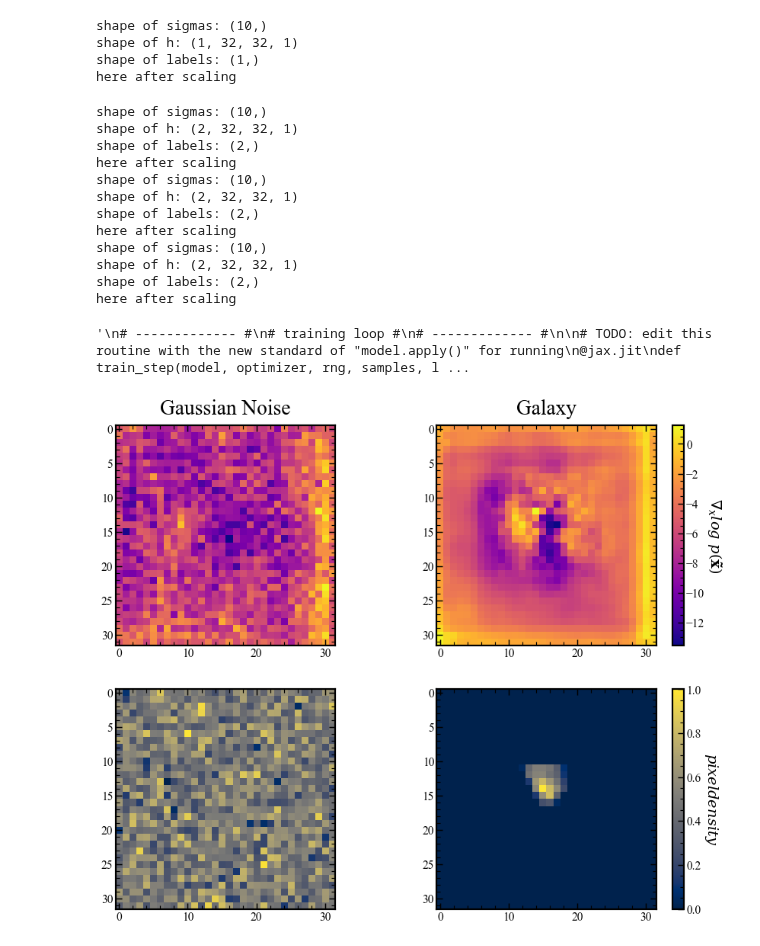
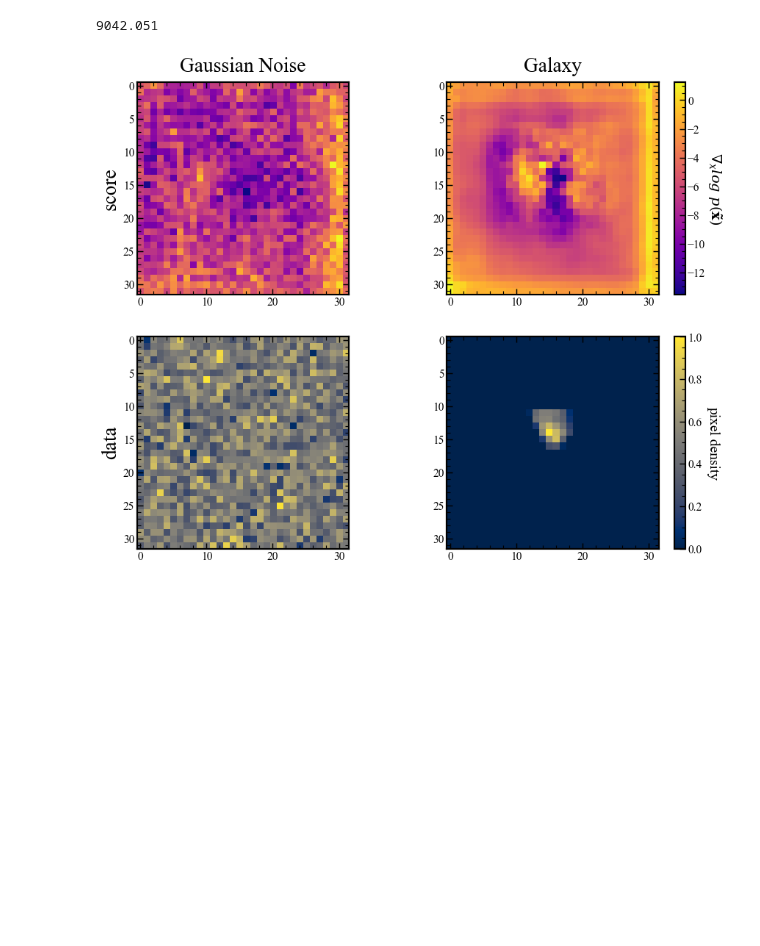
Before and after one commit to SampsonML/score_network_jax, a Jupyter notebook: diffusion_jax_HSC.ipynb, the cells around one changed output. Saved outputs shown, nothing was run; the diff lists cells and outputs as text; code cells hidden in the pictures; blank space fills up the shorter version.

Commit message:
ported loss function to jax

```diff
--- a/diffusion_jax_HSC.ipynb
+++ b/diffusion_jax_HSC.ipynb
@@ -433,7 +429,7 @@ class NCSNv2(nn.Module):
 """
 The loss function for a noise dependent score model from Song+2020
 """
-def anneal_dsm_score_estimation(model, samples, labels, sigmas, key, variables, anneal_power=2.):
+def anneal_dsm_score_estimation(model, samples, labels, sigmas, key, variables):
     """
     Loss function for annealed score estimation
     -------------------------------------------
@@ -446,13 +442,16 @@ def anneal_dsm_score_estimation(model, samples, labels, sigmas, key, variables,
 
     Output: the loss value
     """
-    model.apply(variables, samples[key], labels, mutable=False)
+    used_sigmas = sigmas[labels].reshape((samples.shape[0], *([1] * len(samples.shape[1:]))))
     noise = jax.random.normal(key, samples.shape)
-    perturbed_samples = samples + noise * sigmas
-    target = -noise / sigmas
-    scores = model(perturbed_samples, labels)
-    loss = 1 / 2. * ((scores - target) ** 2).sum(axis=-1) * sigmas.squeeze() ** anneal_power
-    return loss.mean(axis=0)
+    perturbed_samples = samples + noise * used_sigmas
+    target = -noise / used_sigmas**2
+    scores = model.apply(variables, perturbed_samples, labels, mutable=False)
+    #losses = jnp.square(score - target)
+    loss_1 = 1 / 2. * ((scores - target) ** 2).sum(axis=-1) #* used_sigmas.squeeze() ** anneal_power
+    loss = loss_1 * used_sigmas**2
+    loss = jnp.mean(loss)
+    return loss
 # %%
 """
 The training of the NCSNv2 model. Here define the training
@@ -499,9 +498,7 @@ fake_input  = jnp.zeros(input_shape)
 fake_label  = jnp.zeros(label_shape, dtype=jnp.int32)
 params_rng, dropout_rng = jax.random.split(rng)
 model = NCSNv2()
-#model = model_def()
 variables = model.init({'params': params_rng}, fake_input, fake_label)
-# Variables is a `flax.FrozenDict`. It is immutable and respects functional programming
 init_model_state, initial_params = variables.pop('params')
 
 # TODO: convert to optax - ie updated version for latest jax
@@ -514,84 +511,41 @@ optimizer = flax.optim.Adam(learning_rate=lr,
 key_seq = jax.random.PRNGKey(0)
 labels = jax.random.randint(key_seq, (len(data_jax[key_seq]),), minval=0, maxval=len(sigmas), dtype=jnp.int32)
 # parse variables
-test = model.apply(variables, data_jax[key_seq], labels, mutable=False)
+test , updated_params = model.apply(variables, data_jax[key_seq], labels, mutable=False)
+print(anneal_dsm_score_estimation(model, data_jax[key_seq], labels, sigmas, key_seq, variables))
 
 # ------------------------ #
 # testing score estimation #
 # ------------------------ #
 gaussian_noise = jax.random.normal(rng, shape=data_jax[key_seq].shape)
 #gaussian_noise = data_jax[key_seq]
 scores = model.apply(variables, gaussian_noise, labels)
 scores2 = model.apply(variables, data_jax[key_seq], labels)
 fig , ax = plt.subplots(2,2,figsize=(16, 12), facecolor='white',dpi = 70)
 plt.subplots_adjust(wspace=0.01)
 plt.subplot(2,2,1)
 plt.imshow(scores[0], cmap='plasma')
 #plt.colorbar()
 plt.title('Gaussian Noise',fontsize=28,pad=15)
+plt.ylabel('score', fontsize=28)
 plt.subplot(2,2,2)
 plt.imshow(scores2[0], cmap='plasma')
 cbar = plt.colorbar()
 cbar.set_label(r'$\nabla_x log \ p(\mathbf{\tilde{x}})$', rotation=270, fontsize = 20,labelpad= 25)
 plt.title('Galaxy',fontsize=28,pad=15)
-plt.ylabel('data')
+
 
 plt.subplot(2,2,3)
 plt.imshow(gaussian_noise[0], cmap='cividis')
+plt.ylabel('data', fontsize=28)
 #plt.colorbar()
 #plt.title('Gaussian Noise',fontsize=28,pad=15)
 plt.subplot(2,2,4)
 plt.imshow(data_jax[key_seq][0], cmap='cividis')
 cbar = plt.colorbar()
 cbar.set_label(r'pixel density', rotation=270, fontsize = 20,labelpad= 25)
 #plt.title('Galaxy',fontsize=28,pad=15)
 # ----------------------------------- #
-
-
-"""
-# ------------- #
-# training loop #
-# ------------- #
-
-# TODO: edit this routine with the new standard of "model.apply()" for running
-@jax.jit
-def train_step(model, optimizer, rng, samples, labels, sigmas):
-    rng   = jax.random.PRNGKey(rng) # random number random seed
-    grads = jax.grad(anneal_dsm_score_estimation)(model, samples, labels, sigmas, rng)
-    model = optimizer.update(grads, model)
-    return model, optimizer, rng
-
-key_seq = jax.random.PRNGKey(0)
-for t in tqdm(range(steps + 1)):
-
-    idx = jax.random.randint(key_seq, (1,), minval=0, maxval=len(data_jax), dtype=jnp.int32)
-    labels = jax.random.randint(key_seq, (len(data_jax[idx]),), minval=0, maxval=len(sigmas), dtype=jnp.int32)
-    model, optimizer, key_seq = train_step(model, optimizer,
-                                key_seq, data_jax[idx], labels, sigmas[labels])
-
-    if ((t % (steps // 5)) == 0):
-        labels = jax.random.randint(key_seq, (len(data_jax[0]),), minval=0, maxval=len(sigmas), dtype=jnp.int32)
-        print(anneal_dsm_score_estimation(model, data_jax[0], labels, sigmas[labels], key_seq))
-# -------------------- #
-# end of training loop #
-# -------------------- #
-"""
 # %% [output]
-shape of sigmas: (10,)
-shape of h: (1, 32, 32, 1)
-shape of labels: (1,)
-here after scaling
+9042.051
-shape of sigmas: (10,)
-shape of h: (2, 32, 32, 1)
-shape of labels: (2,)
-here after scaling
-shape of sigmas: (10,)
-shape of h: (2, 32, 32, 1)
-shape of labels: (2,)
-here after scaling
-shape of sigmas: (10,)
-shape of h: (2, 32, 32, 1)
-shape of labels: (2,)
-here after scaling
-'\n# ------------- #\n# training loop #\n# ------------- #\n\n# TODO: edit this routine with the new standard of "model.apply()" for running\n@jax.jit\ndef train_step(model, optimizer, rng, samples, l ...
-[figure, old version]
+[figure, new version]
```
Also changed, not shown: parts of 3 cells of this notebook, 1 other file.
